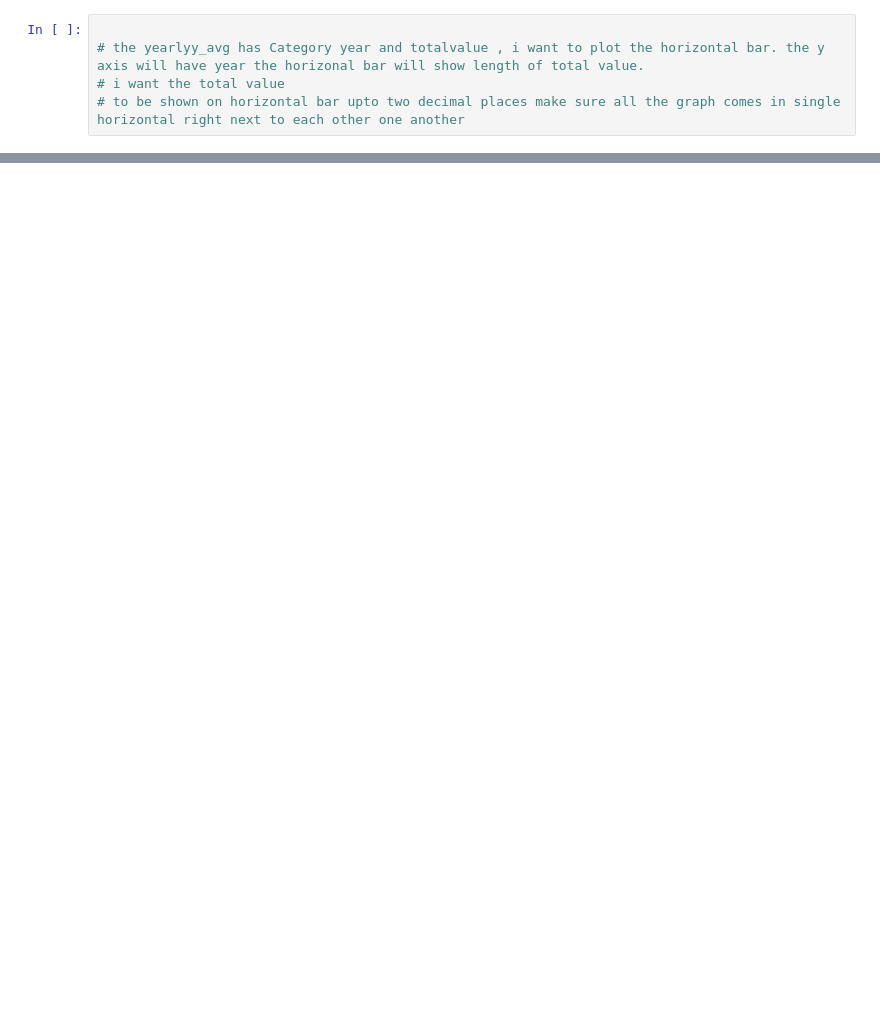
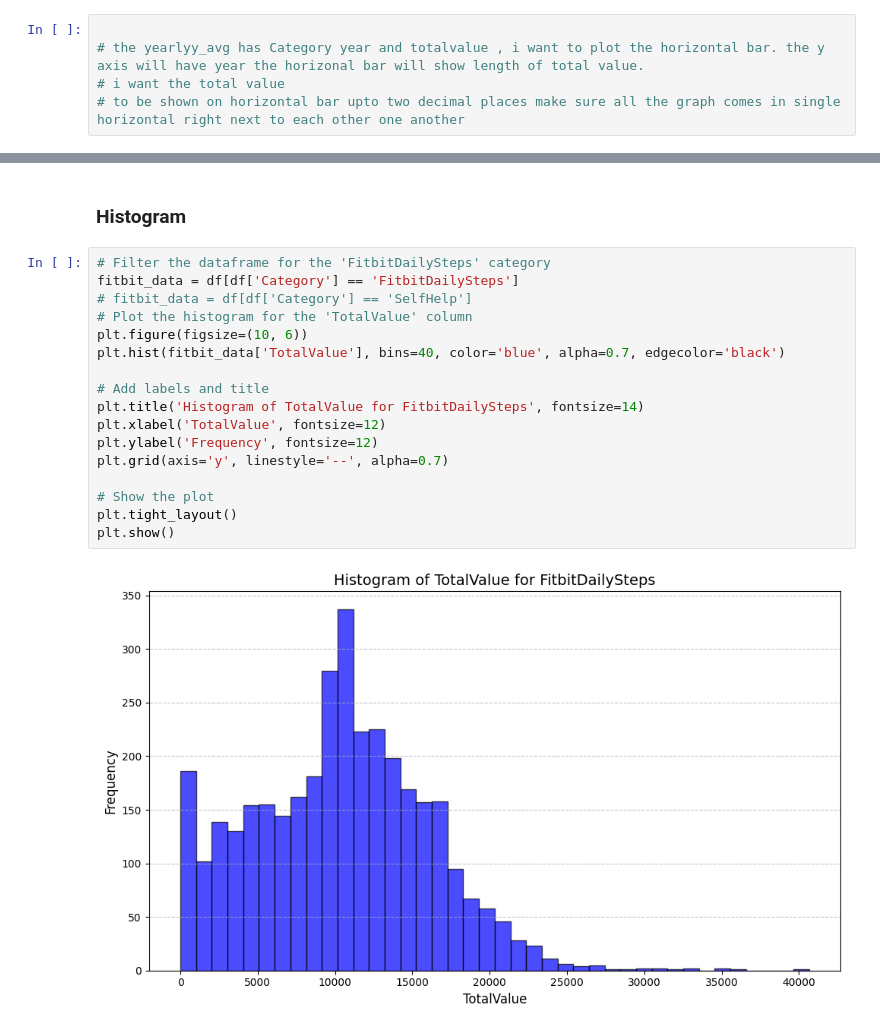
Before and after one commit to NagendraSUVCE/DailyPulse, a Jupyter notebook: DailyPulseMVC/SelfTech/PythonForDataAnalytics/python_3rdhouronwards.ipynb, the cells around one changed output, grey strips where cells are left out. Saved outputs shown, nothing was run; the diff lists cells and outputs as text; blank space fills up the shorter version.

```diff
--- a/DailyPulseMVC/SelfTech/PythonForDataAnalytics/python_3rdhouronwards.ipynb
+++ b/DailyPulseMVC/SelfTech/PythonForDataAnalytics/python_3rdhouronwards.ipynb
@@ -358,0 +410,21 @@ df.to_pickle('pickle')
+# %% [markdown]
+### Histogram
+# %%
+# Filter the dataframe for the 'FitbitDailySteps' category
+fitbit_data = df[df['Category'] == 'FitbitDailySteps']
+# fitbit_data = df[df['Category'] == 'SelfHelp']
+# Plot the histogram for the 'TotalValue' column
+plt.figure(figsize=(10, 6))
+plt.hist(fitbit_data['TotalValue'], bins=40, color='blue', alpha=0.7, edgecolor='black')
+
+# Add labels and title
+plt.title('Histogram of TotalValue for FitbitDailySteps', fontsize=14)
+plt.xlabel('TotalValue', fontsize=12)
+plt.ylabel('Frequency', fontsize=12)
+plt.grid(axis='y', linestyle='--', alpha=0.7)
+
+# Show the plot
+plt.tight_layout()
+plt.show()
+# %% [output]
+[figure, added]
```
Also changed, not shown: parts of 22 cells of this notebook, 4 other files.
